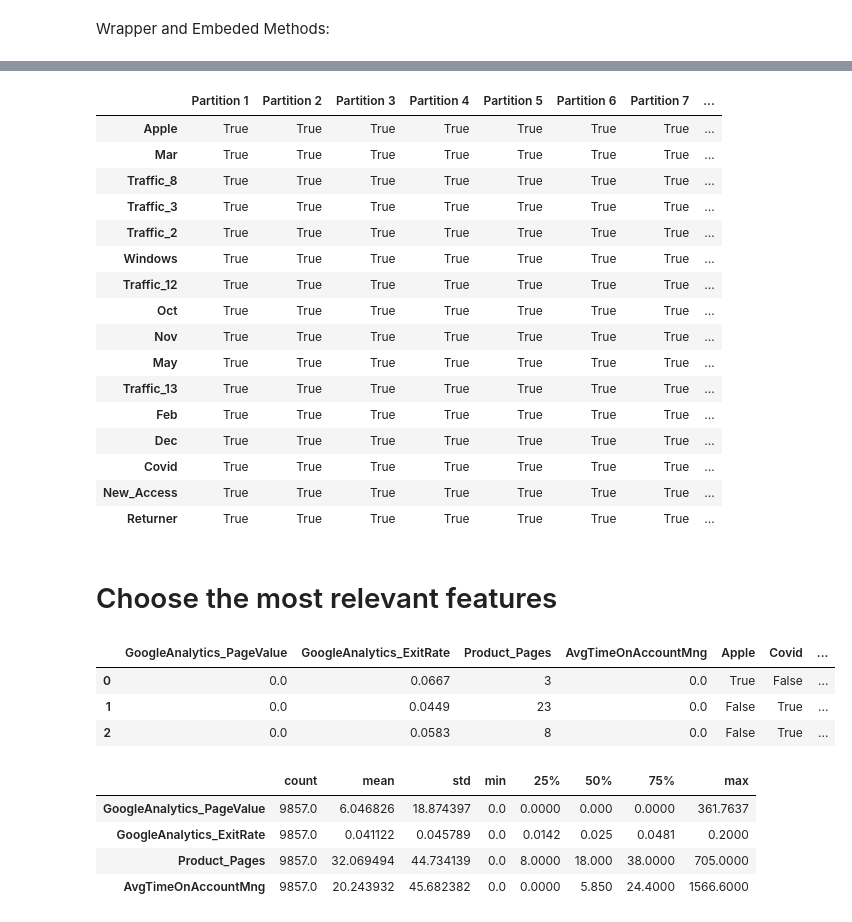
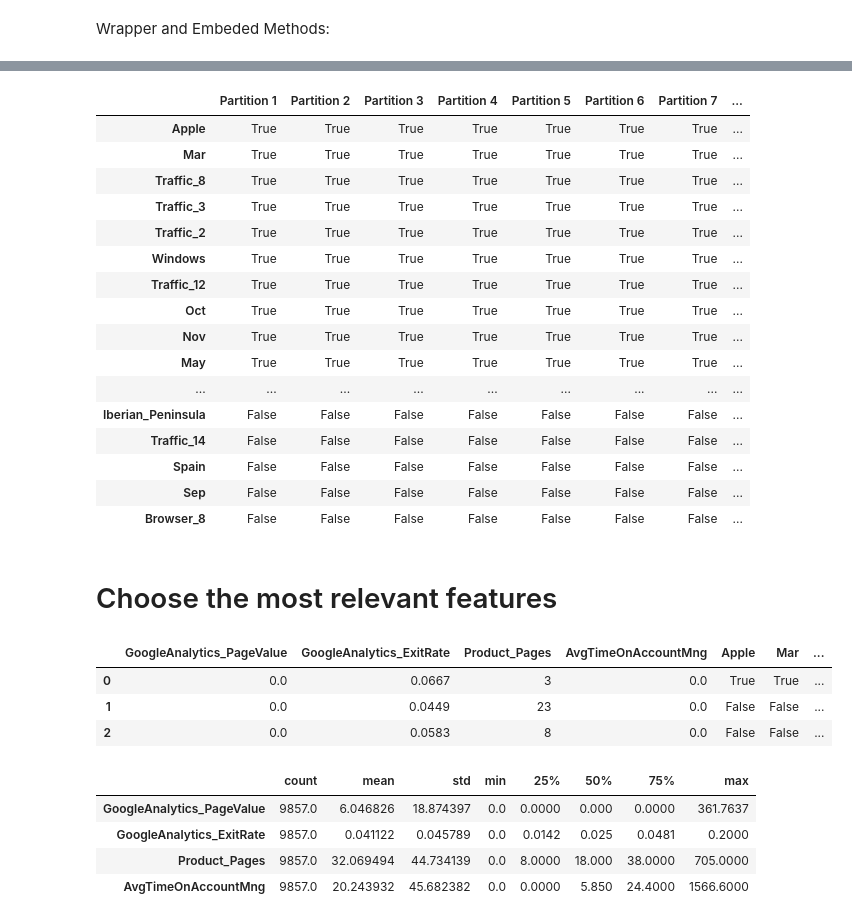
Before and after one commit to JohnnyCodess/Project-Machine-Learning, a Jupyter notebook: 202122 Fall AA Group60 Notebook.ipynb, the cells around one changed output, grey strips where cells are left out. Drawn from its saved outputs; the diff is of its cells as text; code cells hidden in the pictures.

```diff
--- a/202122 Fall AA Group60 Notebook.ipynb
+++ b/202122 Fall AA Group60 Notebook.ipynb
@@ -565,5 +567,5 @@ data_metric = data.select_dtypes(include=np.number).set_index(data.index)
 data_non_metric = data.select_dtypes(exclude=np.number).set_index(data.index)
 
 # Create a KFold with 10 splits
-kf = KFold(n_splits=10)
+skf = StratifiedKFold(n_splits=10)
 # %%
@@ -935,26 +955,29 @@ chi_square_results[chi_square_results['Keep'] == 'Yes']
 | Oct | True | True | True | True | True | True | True | ... |
 | Nov | True | True | True | True | True | True | True | ... |
 | May | True | True | True | True | True | True | True | ... |
-| Traffic_13 | True | True | True | True | True | True | True | ... |
-| Feb | True | True | True | True | True | True | True | ... |
-| Dec | True | True | True | True | True | True | True | ... |
-| Covid | True | True | True | True | True | True | True | ... |
-| New_Access | True | True | True | True | True | True | True | ... |
-| Returner | True | True | True | True | True | True | True | ... |
+| ... | ... | ... | ... | ... | ... | ... | ... | ... |
+| Iberian_Peninsula | False | False | False | False | False | False | False | ... |
+| Traffic_14 | False | False | False | False | False | False | False | ... |
+| Spain | False | False | False | False | False | False | False | ... |
+| Sep | False | False | False | False | False | False | False | ... |
+| Browser_8 | False | False | False | False | False | False | False | ... |
 # %% [markdown]
 # Choose the most relevant features
 # %%
-selected_variables = ['GoogleAnalytics_PageValue', 'GoogleAnalytics_ExitRate', 'Product_Pages', 'AvgTimeOnAccountMng', 'Apple', 'Covid', 'Windows', 'Returner']
+selected_metric_variables = ['GoogleAnalytics_PageValue', 'GoogleAnalytics_ExitRate', 'Product_Pages', 'AvgTimeOnAccountMng']
+selected_non_metric_variables= list(chi_square_results[chi_square_results['Keep'] == 'Yes'].index)
+
+selected_variables= selected_metric_variables + selected_non_metric_variables
 
 data_select_features = data[selected_variables]
 #data_select_features[['Apple', 'Covid', 'Windows', 'Returner']]=data_select_features[['Apple', 'Covid', 'Windows', 'Returner']].astype('category')
 
 data_select_features.head(3)
 # %% [output]
-|  | GoogleAnalytics_PageValue | GoogleAnalytics_ExitRate | Product_Pages | AvgTimeOnAccountMng | Apple | Covid | ... |
-| 0 | 0.0 | 0.0667 | 3 | 0.0 | True | False | ... |
-| 1 | 0.0 | 0.0449 | 23 | 0.0 | False | True | ... |
-| 2 | 0.0 | 0.0583 | 8 | 0.0 | False | True | ... |
+|  | GoogleAnalytics_PageValue | GoogleAnalytics_ExitRate | Product_Pages | AvgTimeOnAccountMng | Apple | Mar | ... |
+| 0 | 0.0 | 0.0667 | 3 | 0.0 | True | True | ... |
+| 1 | 0.0 | 0.0449 | 23 | 0.0 | False | False | ... |
+| 2 | 0.0 | 0.0583 | 8 | 0.0 | False | False | ... |
 # %%
 data_select_features.describe().T
 # %% [output]
```
Also changed, not shown: parts of 31 cells of this notebook.
